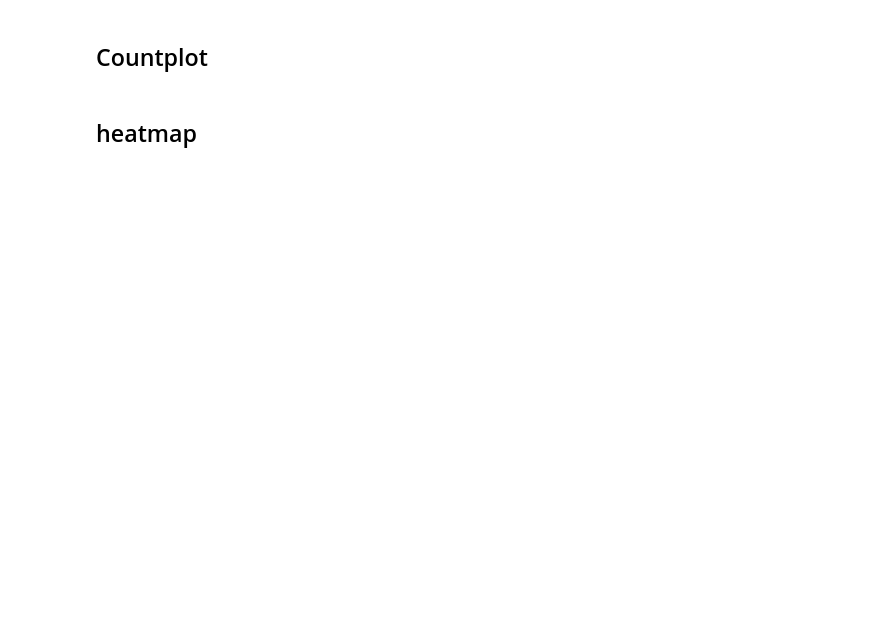
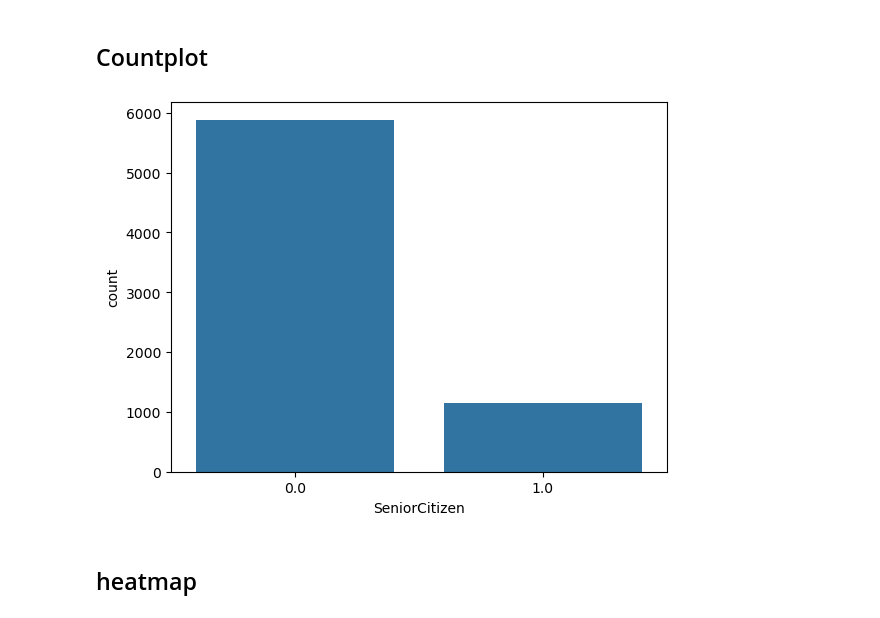
Before and after one commit to ZeroJoon2/pythonstudy, a Jupyter notebook: 25_파이썬데이터분석_실습_통신사고객이탈.ipynb, the cells around one changed output. Saved outputs shown, nothing was run; the diff lists cells and outputs as text; code cells hidden in the pictures; blank space fills up the shorter version.

```diff
--- a/25_파이썬데이터분석_실습_통신사고객이탈.ipynb
+++ b/25_파이썬데이터분석_실습_통신사고객이탈.ipynb
@@ -507,4 +523,9 @@ import seaborn as sns
 # %% [markdown]
 ## Countplot
+# %%
+sns.countplot(data=df_before1, x='SeniorCitizen')
+plt.show()
+# %% [output]
+[figure, added]
 # %% [markdown]
 ## heatmap
```
Also changed, not shown: parts of 7 cells of this notebook.
